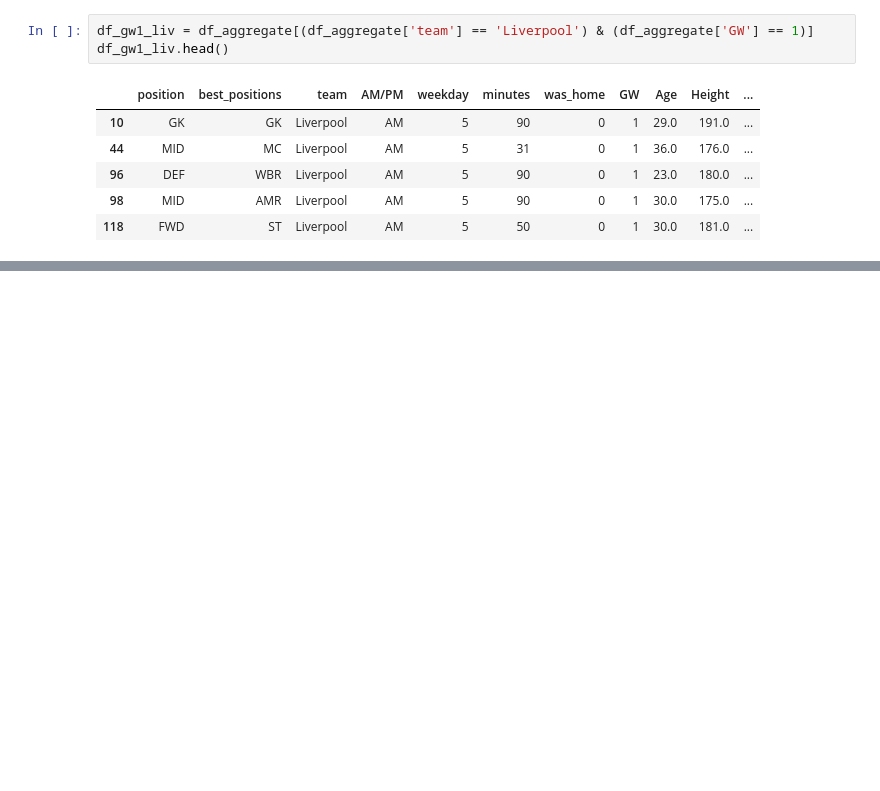
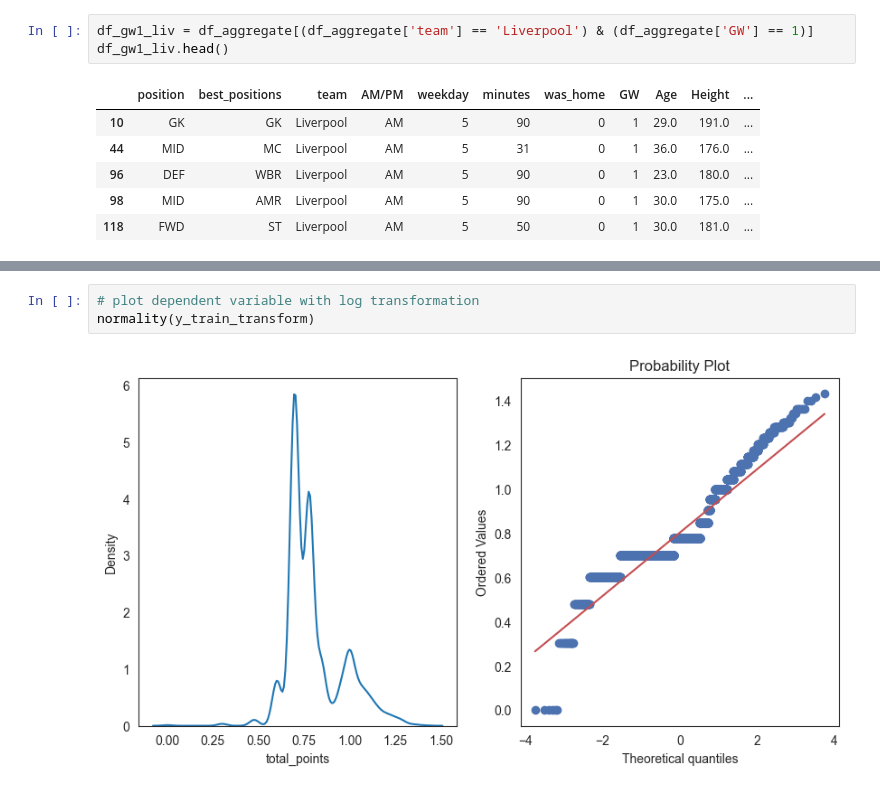
Before and after one commit to Willyiam723/fpl, a Jupyter notebook: main.ipynb, the cells around one changed output, grey strips where cells are left out. Cells and saved outputs as stored; diff of their text form; blank space fills up the shorter version.

```diff
--- a/main.ipynb
+++ b/main.ipynb
@@ -676,0 +838,5 @@ df_model.head()
+# %%
+# plot dependent variable with log transformation
+normality(y_train_transform)
+# %% [output]
+[figure, added]
```
Also changed, not shown: parts of 43 cells of this notebook.
